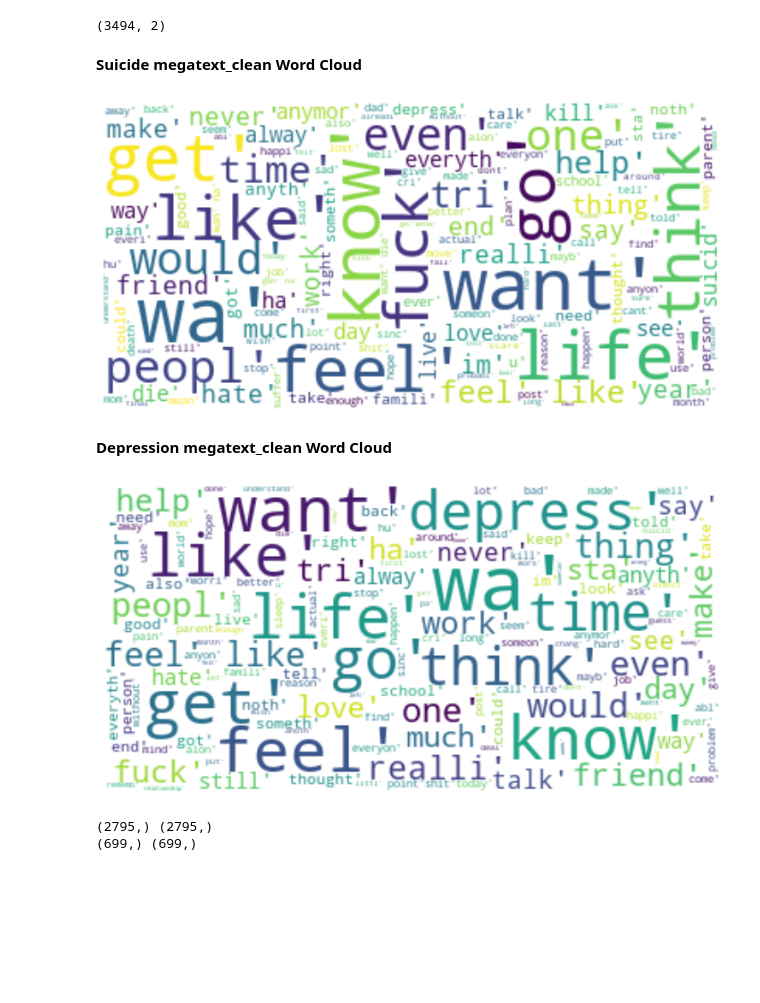
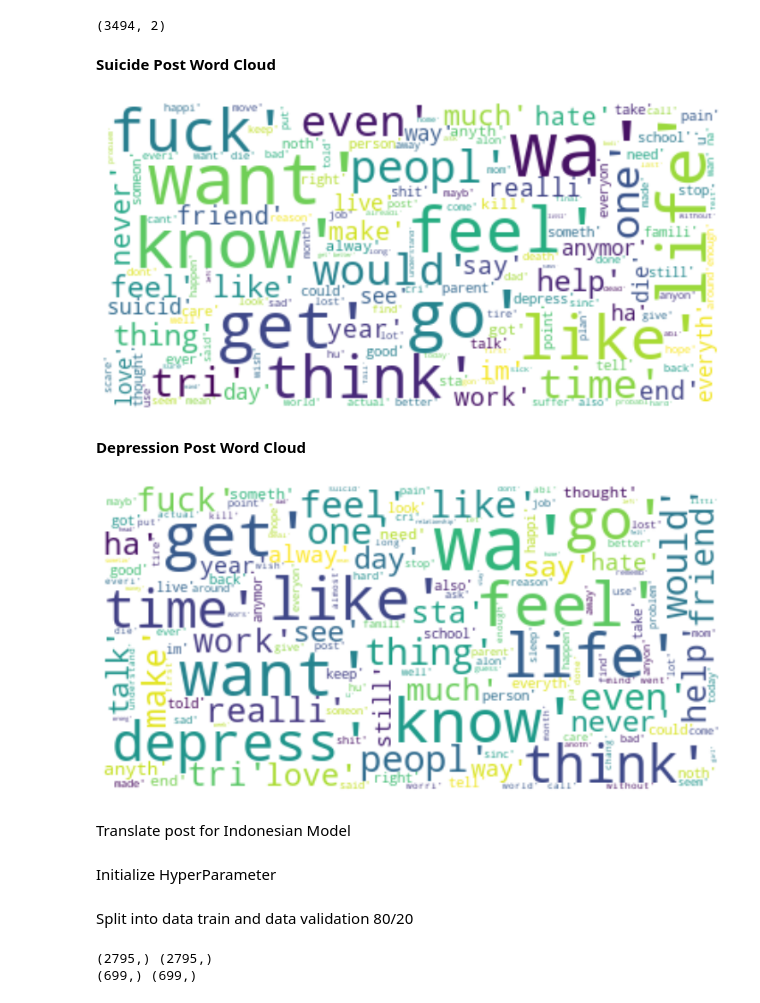
Before and after one commit to ds-dti/DS01_01_Social-Media-Suicide-Indication-Detection, a Jupyter notebook: Suicide_Prevention.ipynb, the cells around one changed output. Drawn from its saved outputs; the diff is of its cells as text; code cells hidden in the pictures; blank space fills up the shorter version.

```diff
--- a/Suicide_Prevention.ipynb
+++ b/Suicide_Prevention.ipynb
@@ -61,6 +69,9 @@ df2.head()
 # %%
 # Combine data
 df = pd.concat([df1, df2], ignore_index=True, sort=False)
+df.loc[df['is_suicide'] == 1, "is_suicide"] = "suicide"
+df.loc[df['is_suicide'] == 0, "is_suicide"] = "depression"
+df.loc[df['is_suicide'] == 2, "is_suicide"] = "normal"
 df.shape
 # %% [output]
 (3496, 2)
@@ -129,32 +142,32 @@ df.shape
 # %% [output]
 (3494, 2)
 # %% [markdown]
-**Suicide megatext_clean Word Cloud**
+**Suicide Post Word Cloud**
 # %%
 from os import path
 from PIL import Image
 import numpy as np
 from wordcloud import WordCloud, STOPWORDS, ImageColorGenerator
 import warnings
 warnings.filterwarnings("ignore")
 
 # Create and generate a word cloud image:
-word = df.megatext_clean[df['is_suicide']== 1].astype('string')
+word = df.megatext_clean[df['is_suicide']== "suicide"].astype('string')
 word.head()
 wordcloud = WordCloud(max_font_size=50, max_words=150, background_color="white").generate_from_text(' '.join(word))
 
 # Display the generated image:
 plt.figure(figsize=(13,10))
 plt.imshow(wordcloud, interpolation='bilinear')
 plt.axis("off")
 plt.show()
 # %% [output]
-[figure, old version]
+[figure, new version]
 # %% [markdown]
-**Depression megatext_clean Word Cloud**
+**Depression Post Word Cloud**
 # %%
 # Create and generate a word cloud image:
-word = df.megatext_clean[df['is_suicide']== 0].astype('string')
+word = df.megatext_clean[df['is_suicide']== "depression"].astype('string')
 word.head()
 wordcloud = WordCloud(max_font_size=50, max_words=150, background_color="white", ).generate_from_text(' '.join(word))
 
@@ -164,4 +177,6 @@ plt.imshow(wordcloud, interpolation='bilinear')
 plt.axis("off")
 plt.show()
 # %% [output]
-[figure, old version]
+[figure, new version]
+# %% [markdown]
+Translate post for Indonesian Model
@@ -168,3 +190,5 @@ plt.show()
+# %% [markdown]
+Initialize HyperParameter
 # %%
 vocab_size = 5000 # make the top list of words (common words)
 embedding_dim = 64
@@ -173,6 +197,8 @@ trunc_type = 'post'
 padding_type = 'post'
 oov_tok = '<OOV>' # OOV = Out of Vocabulary
 training_portion = .8
+# %% [markdown]
+Split into data train and data validation 80/20
 # %%
 from sklearn.model_selection import train_test_split
 X_train, X_test, y_train, y_test = train_test_split(df['megatext_clean'], df['is_suicide'], test_size=0.2, random_state=1000)
```
Also changed, not shown: parts of 26 cells of this notebook.
